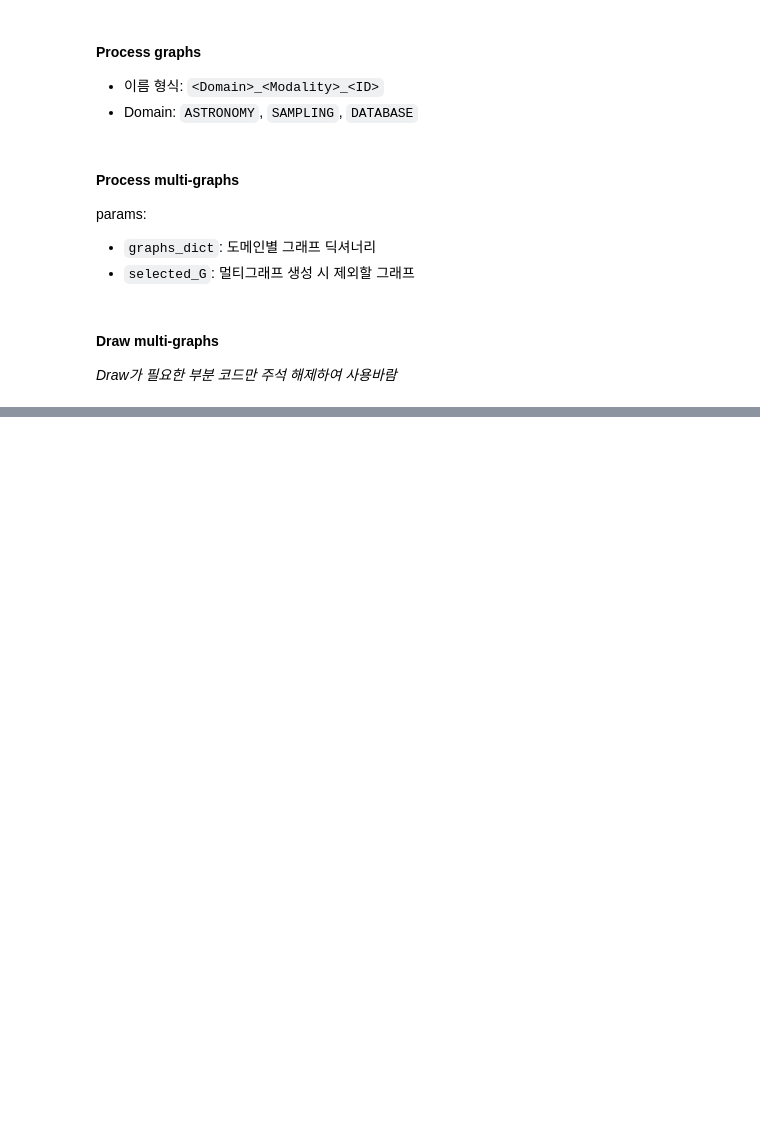
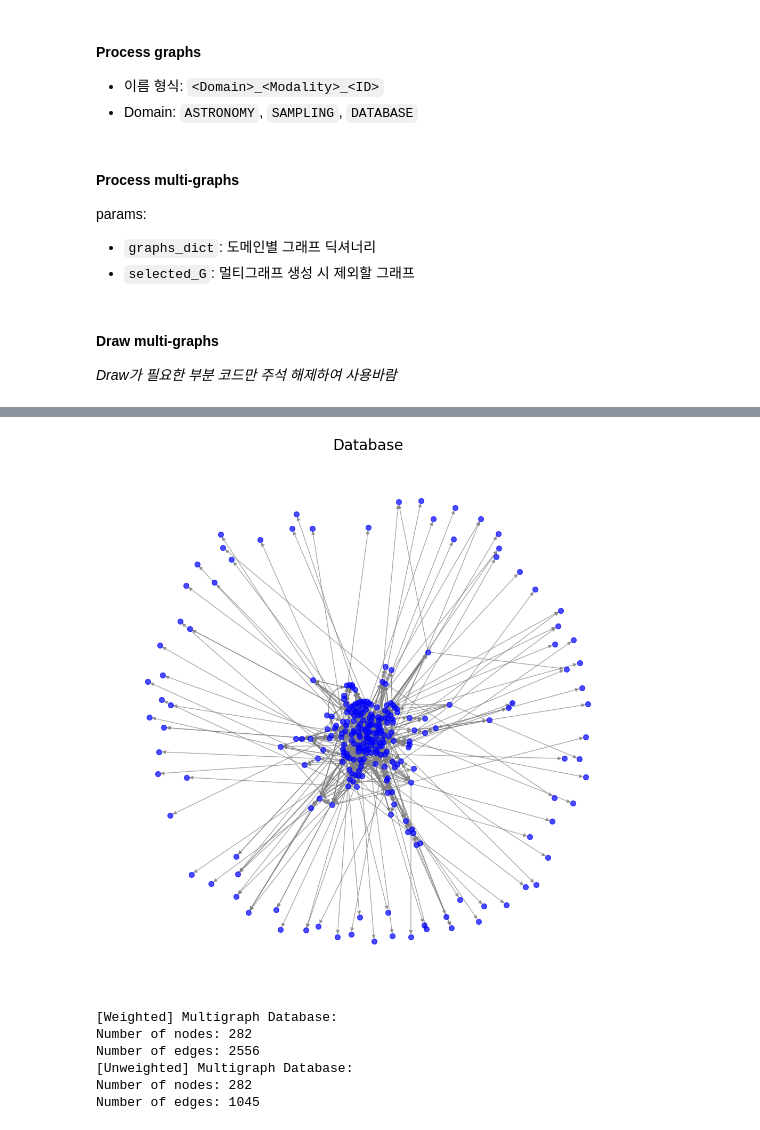
Before and after one commit to MintCat98/GPT-ConceptMapAnalysis, a Jupyter notebook: multi_draw.ipynb, the cells around one changed output, grey strips where cells are left out. Saved outputs shown, nothing was run; the diff lists cells and outputs as text; code cells hidden in the pictures; blank space fills up the shorter version.

```diff
--- a/multi_draw.ipynb
+++ b/multi_draw.ipynb
@@ -159,0 +192,19 @@ def draw_multigraph(G, title = "Title"):
+# %%
+draw_multigraph(multigraph_database, "Database")
+
+print(f"""[Weighted] Multigraph Database:
+Number of nodes: {multigraph_database.number_of_nodes()}
+Number of edges: {multigraph_database.number_of_edges()}""")
+
+multigraph_database = nx.DiGraph(multigraph_database)
+print(f"""[Unweighted] Multigraph Database:
+Number of nodes: {multigraph_database.number_of_nodes()}
+Number of edges: {multigraph_database.number_of_edges()}""")
+# %% [output]
+[figure, added]
+[Weighted] Multigraph Database:
+Number of nodes: 282
+Number of edges: 2556
+[Unweighted] Multigraph Database:
+Number of nodes: 282
+Number of edges: 1045
```
Also changed, not shown: parts of 5 cells of this notebook, 2 other files.
